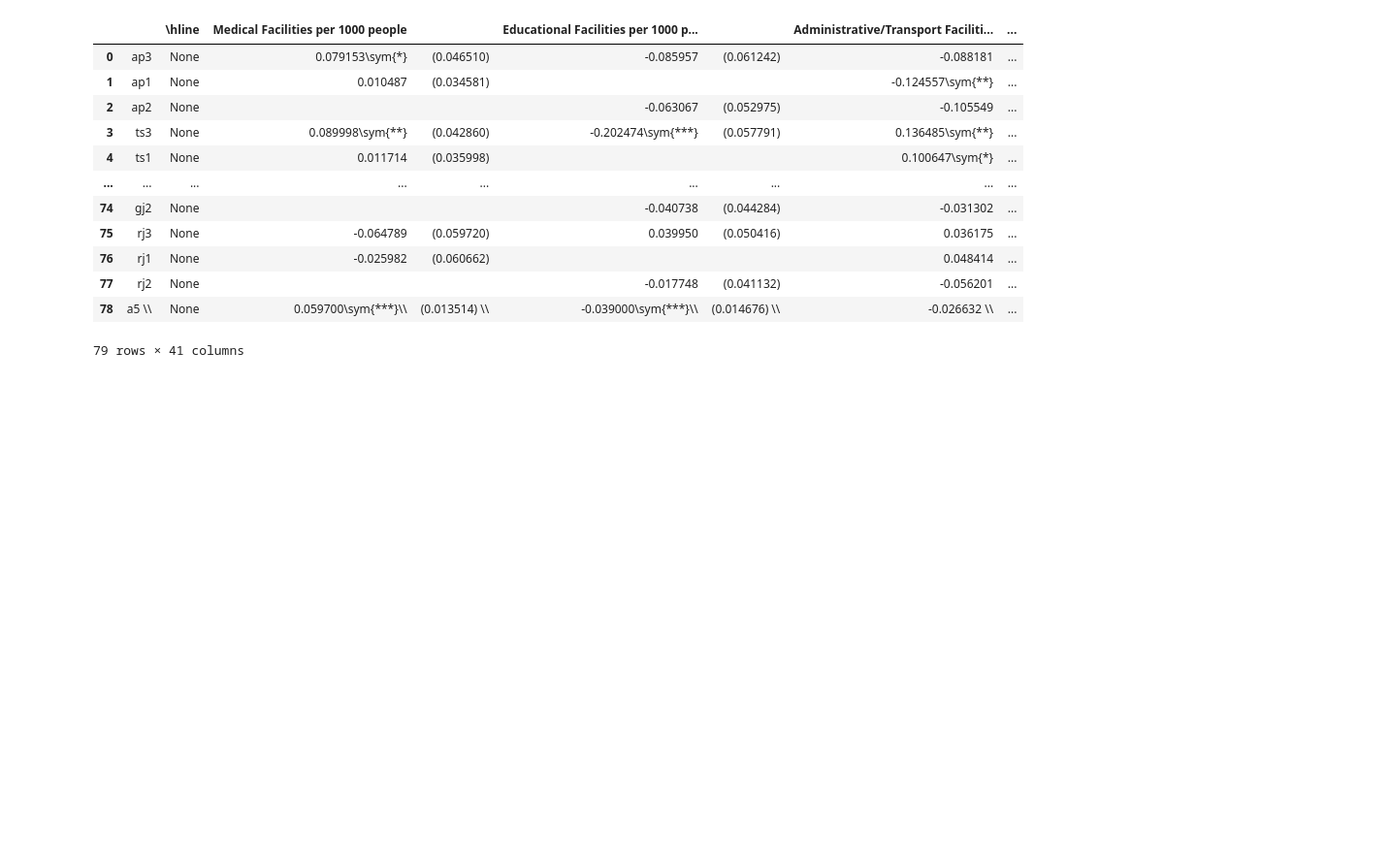
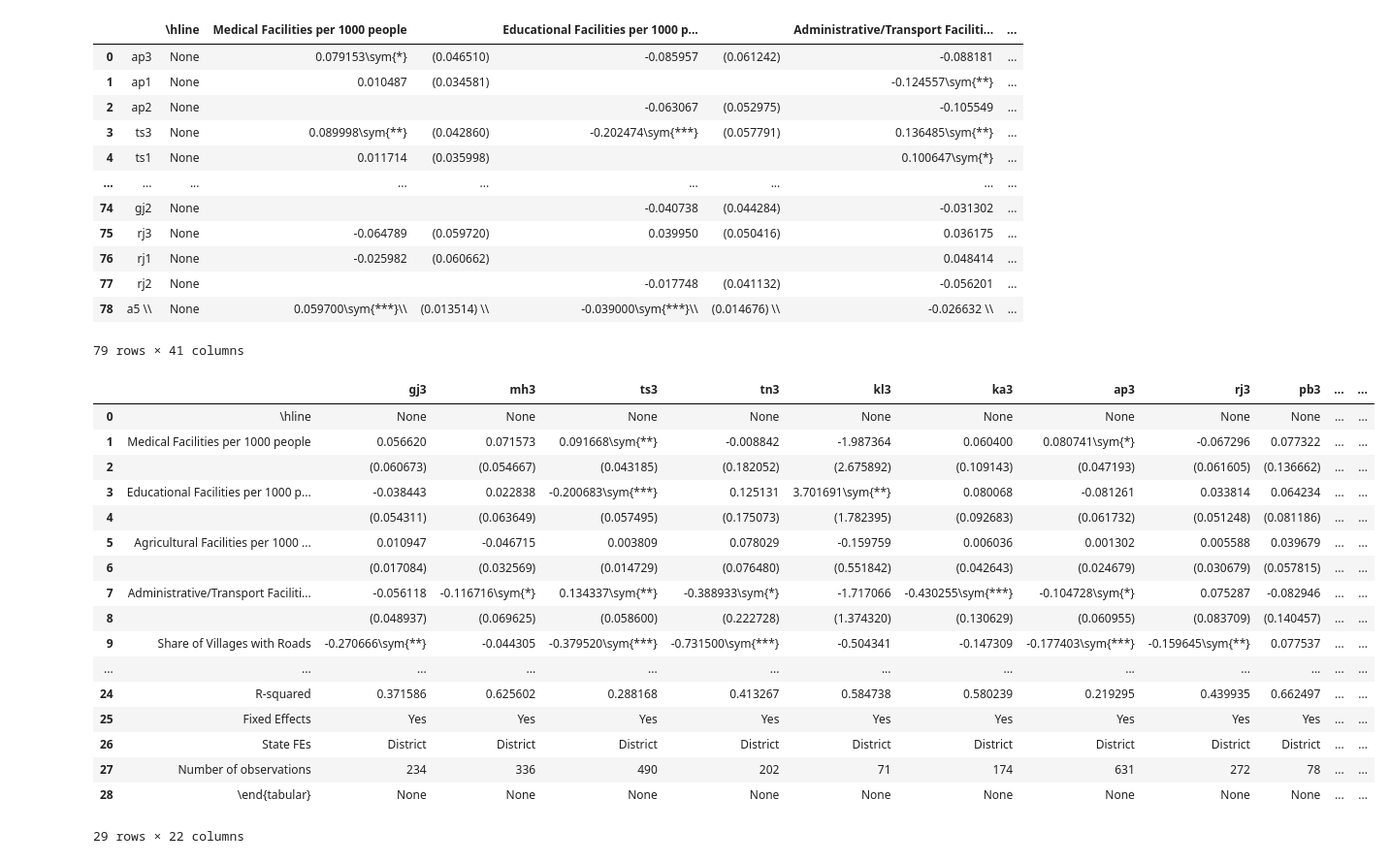
Before and after one commit to SaiSiddhardhaKalla/Master_Thesis, a Jupyter notebook: latex_table_2_csv.ipynb, the cells around one changed output. Shown at 97% size. Saved outputs shown, nothing was run; the diff lists cells and outputs as text; code cells hidden in the pictures; blank space fills up the shorter version.

```diff
--- a/latex_table_2_csv.ipynb
+++ b/latex_table_2_csv.ipynb
@@ -891,3 +891,82 @@ result_df
 | 77 | rj2 | None |  |  | -0.017748 | (0.041132) | -0.056201 | ... |
 | 78 | a5 \\ | None | 0.059700\sym{***}\\ | (0.013514) \\ | -0.039000\sym{***}\\ | (0.014676) \\ | -0.026632 \\ | ... |
 79 rows × 41 columns
+# %%
+
+
+# Your LaTeX table as a string
+latex_table1 = r"""
+\begin{tabular}{|l|c|c|c|c|c|c|c|c|c|c|c|c|c|c|c|c|c|c|c|c|c|c|c|c|c|c|c|c|}
+
+                    &         gj3         &         mh3         &         ts3         &         tn3         &         kl3         &         ka3         &         ap3         &         rj3         &         pb3         &         hr3         &         wb3         &         tr3         &         or3         &         jh3         &         bh3         &         as3         &         up3         &         uk3         &         mp3         &         ch3         &          a5         \\
+\hline
+Medical Facilities per 1000 people&    0.056620         &    0.071573         &    0.091668\sym{**} &   -0.008842         &   -1.987364         &    0.060400         &    0.080741\sym{*}  &   -0.067296         &    0.077322         &   -0.296111\sym{*}  &    0.172841\sym{**} &   -0.088039         &    0.071410\sym{**} &   -0.016802         &   -0.103737         &    0.005936         &    0.124811         &    0.024849         &    0.052541         &   -0.054687         &    0.059746\sym{***}\\
+                    &  (0.060673)         &  (0.054667)         &  (0.043185)         &  (0.182052)         &  (2.675892)         &  (0.109143)         &  (0.047193)         &  (0.061605)         &  (0.136662)         &  (0.159674)         &  (0.075295)         &  (0.276031)         &  (0.032202)         &  (0.053611)         &  (0.118856)         &  (0.120790)         &  (0.287370)         &  (0.032041)         &  (0.116130)         &  (0.123828)         &  (0.013575)         \\
+Educational Facilities per 1000 people&   -0.038443         &    0.022838         &   -0.200683\sym{***}&    0.125131         &    3.701691\sym{**} &    0.080068         &   -0.081261         &    0.033814         &    0.064234         &   -0.052911         &   -0.158768         &    0.053896         &   -0.034887         &   -0.084163         &   -0.029646         &    0.034867         &    0.069076         &   -0.048183         &   -0.012806         &    0.143260         &   -0.039069\sym{***}\\
+                    &  (0.054311)         &  (0.063649)         &  (0.057495)         &  (0.175073)         &  (1.782395)         &  (0.092683)         &  (0.061732)         &  (0.051248)         &  (0.081186)         &  (0.212768)         &  (0.103593)         &  (0.303585)         &  (0.029937)         &  (0.054295)         &  (0.107171)         &  (0.137673)         &  (0.217743)         &  (0.033516)         &  (0.118162)         &  (0.108940)         &  (0.014720)         \\
+Agricultural Facilities per 1000 people&    0.010947         &   -0.046715         &    0.003809         &    0.078029         &   -0.159759         &    0.006036         &    0.001302         &    0.005588         &    0.039679         &   -0.232977\sym{***}&   -0.031897         &    0.016278         &   -0.003790         &    0.032138         &    0.003524         &   -0.038566         &   -0.146216         &    0.005679         &    0.049678         &   -0.014050         &    0.002942         \\
+                    &  (0.017084)         &  (0.032569)         &  (0.014729)         &  (0.076480)         &  (0.551842)         &  (0.042643)         &  (0.024679)         &  (0.030679)         &  (0.057815)         &  (0.087103)         &  (0.025554)         &  (0.064212)         &  (0.013596)         &  (0.024361)         &  (0.046282)         &  (0.058924)         &  (0.110998)         &  (0.008129)         &  (0.056045)         &  (0.057701)         &  (0.005194)         \\
+Administrative/Transport Facilities per 1000 people&   -0.056118         &   -0.116716\sym{*}  &    0.134337\sym{**} &   -0.388933\sym{*}  &   -1.717066         &   -0.430255\sym{***}&   -0.104728\sym{*}  &    0.075287         &   -0.082946         &    0.820920\sym{***}&   -0.150746         &    0.181853         &   -0.021189         &    0.027344         &    0.132389         &   -0.151107         &   -0.299607         &    0.022333         &   -0.059257         &   -0.231684         &   -0.029101\sym{*}  \\
+                    &  (0.048937)         &  (0.069625)         &  (0.058600)         &  (0.222728)         &  (1.374320)         &  (0.130629)         &  (0.060955)         &  (0.083709)         &  (0.140457)         &  (0.305311)         &  (0.133988)         &  (0.286676)         &  (0.052196)         &  (0.073731)         &  (0.120657)         &  (0.198969)         &  (0.340597)         &  (0.041104)         &  (0.160662)         &  (0.143958)         &  (0.017580)         \\
+Share of Villages with Roads&   -0.270666\sym{**} &   -0.044305         &   -0.379520\sym{***}&   -0.731500\sym{***}&   -0.504341         &   -0.147309         &   -0.177403\sym{***}&   -0.159645\sym{**} &    0.077537         &   -0.307524         &   -0.026860         &   -0.221272         &   -0.154915\sym{***}&   -0.201971\sym{***}&   -0.183406\sym{***}&   -0.073767         &    0.132600         &   -0.176127         &   -0.225538         &   -0.334184\sym{**} &   -0.202782\sym{***}\\
+                    &  (0.131768)         &  (0.080175)         &  (0.082932)         &  (0.181789)         &  (0.441335)         &  (0.147871)         &  (0.060550)         &  (0.076466)         &  (0.163783)         &  (0.199876)         &  (0.082556)         &  (0.194565)         &  (0.057192)         &  (0.076775)         &  (0.063071)         &  (0.122082)         &  (0.170538)         &  (0.135418)         &  (0.140975)         &  (0.139627)         &  (0.022709)         \\
+Share of Villages with Railway&   -0.104402         &   -0.107156         &    0.106144         &    0.234749         &    0.043753         &    0.386003         &    0.161220         &   -0.155854         &   -0.176701         &    0.806338         &    0.172631         &   -0.316646         &   -0.165968         &   -0.281932\sym{*}  &    0.001074         &   -0.095675         &    0.715443         &   -0.385915         &   -0.474772         &   -0.558235         &    0.003017         \\
+                    &  (0.080851)         &  (0.487940)         &  (0.163530)         &  (0.296945)         &  (0.291536)         &  (0.401237)         &  (0.105872)         &  (0.269009)         &  (0.348193)         &  (0.509886)         &  (0.256199)         &  (0.551854)         &  (0.254170)         &  (0.155061)         &  (0.151053)         &  (0.933014)         &  (0.713536)         &  (0.939962)         &  (0.604019)         &  (0.585256)         &  (0.051994)         \\
+Share of Villages with Public Transport&   -0.145447\sym{**} &   -0.059296         &    0.022268         &    0.165893         &   -3.768440\sym{***}&    0.356236\sym{**} &   -0.033014         &   -0.076906         &   -0.461757\sym{**} &    0.074319         &   -0.066267         &   -0.191192         &   -0.048412         &    0.022614         &    0.142684         &    0.075533         &    0.210346         &    0.134427         &    0.042555         &   -0.115121         &   -0.033659\sym{*}  \\
+                    &  (0.068587)         &  (0.079283)         &  (0.049175)         &  (0.141673)         &  (0.945258)         &  (0.157875)         &  (0.037900)         &  (0.070014)         &  (0.190741)         &  (0.143381)         &  (0.060026)         &  (0.204562)         &  (0.083629)         &  (0.138886)         &  (0.092594)         &  (0.240965)         &  (0.195988)         &  (0.149054)         &  (0.126976)         &  (0.142950)         &  (0.019892)         \\
+Subdistrict Area    &    0.000408\sym{***}&   -0.000285         &    0.000618\sym{*}  &    0.002030         &    0.006517\sym{*}  &   -0.001127\sym{**} &    0.000236         &    0.000129\sym{**} &   -0.000042         &    0.000234         &   -0.000010         &    0.001072\sym{**} &    0.000570\sym{***}&    0.000138         &    0.000539\sym{***}&    0.000835\sym{***}&    0.000089         &    0.000244         &    0.000303\sym{***}&    0.000654\sym{***}&    0.000207\sym{***}\\
+                    &  (0.000111)         &  (0.000231)         &  (0.000352)         &  (0.001825)         &  (0.003474)         &  (0.000499)         &  (0.000407)         &  (0.000050)         &  (0.000098)         &  (0.000190)         &  (0.000153)         &  (0.000416)         &  (0.000149)         &  (0.000195)         &  (0.000150)         &  (0.000261)         &  (0.000106)         &  (0.000192)         &  (0.000113)         &  (0.000204)         &  (0.000031)         \\
+Number of Villages  &   -0.000329         &    0.000405         &    0.000177         &   -0.001188         &   -0.001140         &    0.001522\sym{***}&    0.002125\sym{***}&    0.000149         &    0.000295         &    0.001658\sym{**} &    0.000287         &    0.000395         &   -0.000136         &    0.000132         &   -0.000022         &   -0.000749         &   -0.000068         &   -0.000007         &   -0.000125         &   -0.000096         &   -0.000018         \\
+                    &  (0.000231)         &  (0.000402)         &  (0.000320)         &  (0.001403)         &  (0.005430)         &  (0.000455)         &  (0.000480)         &  (0.000150)         &  (0.000328)         &  (0.000715)         &  (0.000200)         &  (0.000322)         &  (0.000155)         &  (0.000256)         &  (0.000103)         &  (0.000506)         &  (0.000200)         &  (0.000447)         &  (0.000335)         &  (0.000690)         &  (0.000058)         \\
+Average Distance to Urban Centre&   -0.003026         &    0.004567         &    0.000951         &    0.004290         &    0.006282         &    0.003320         &    0.006077         &   -0.002526         &    0.001433         &   -0.007572\sym{*}  &   -0.000013         &    0.006512         &   -0.002641         &   -0.001814         &    0.001330         &    0.002364         &    0.000805         &    0.011296\sym{*}  &    0.005537         &    0.006140         &    0.001670         \\
+                    &  (0.001928)         &  (0.003883)         &  (0.004250)         &  (0.005667)         &  (0.006534)         &  (0.007378)         &  (0.004367)         &  (0.002300)         &  (0.007364)         &  (0.004329)         &  (0.005550)         &  (0.012949)         &  (0.004798)         &  (0.008288)         &  (0.009253)         &  (0.009178)         &  (0.004993)         &  (0.006233)         &  (0.004573)         &  (0.006388)         &  (0.001096)         \\
+Constant            &    0.676239\sym{***}&    0.382616\sym{***}&    0.783681\sym{***}&    0.893921\sym{***}&    4.547487\sym{***}&    0.397573\sym{***}&    0.730328\sym{***}&    0.570569\sym{***}&    0.768943\sym{***}&    0.689806\sym{***}&    0.538287\sym{***}&    0.613118\sym{**} &    0.734296\sym{***}&    0.601392\sym{***}&    0.536696\sym{***}&    0.253909         &    0.568429\sym{***}&    0.540391\sym{***}&    0.294249\sym{**} &    0.584383\sym{**} &    0.599174\sym{***}\\
+                    &  (0.122034)         &  (0.094882)         &  (0.106098)         &  (0.190984)         &  (0.899430)         &  (0.143526)         &  (0.096605)         &  (0.083052)         &  (0.236932)         &  (0.219201)         &  (0.098846)         &  (0.261517)         &  (0.067040)         &  (0.096763)         &  (0.081041)         &  (0.158369)         &  (0.187006)         &  (0.151035)         &  (0.148914)         &  (0.249975)         &  (0.050438)         \\
+\hline
+R-squared           &    0.371586         &    0.625602         &    0.288168         &    0.413267         &    0.584738         &    0.580239         &    0.219295         &    0.439935         &    0.662497         &    0.489133         &    0.193796         &    0.485963         &    0.322731         &    0.494815         &    0.255006         &    0.424265         &    0.486867         &    0.218639         &    0.286742         &    0.531079         &    0.434910         \\
+Fixed Effects       &         Yes         &         Yes         &         Yes         &         Yes         &         Yes         &         Yes         &         Yes         &         Yes         &         Yes         &         Yes         &         Yes         &         Yes         &         Yes         &         Yes         &         Yes         &         Yes         &         Yes         &         Yes         &         Yes         &         Yes         &         Yes         \\
+State FEs           &    District         &    District         &    District         &    District         &    District         &    District         &    District         &    District         &    District         &    District         &    District         &    District         &    District         &    District         &    District         &    District         &    District         &    District         &    District         &    District         &    District         \\
+Number of observations&         234         &         336         &         490         &         202         &          71         &         174         &         631         &         272         &          78         &         132         &         320         &          55         &         431         &         250         &         514         &         144         &         315         &         125         &         338         &         142         &       5,269         \\
+
+
+
+\end{tabular}
+"""
+
+# Split the LaTeX table into lines and remove empty lines
+latex_lines1= [line.strip() for line in latex_table1.split('\n') if line.strip()]
+
+# Extract the header and data lines
+header_line = latex_lines1[1]
+data_lines = latex_lines1[2:]
+
+# Extract headers and values
+headers = header_line.split('&')[0:]
+values = [line.split('&')[0:] for line in data_lines]
+
+# Create a pandas DataFrame
+df1 = pd.DataFrame(values, columns=headers)
+df1.reset_index()
+df1
+
+# Save DataFrame to Excel
+# df.to_excel('output_table.xlsx', index=False)
+# %% [output]
+|  |  | gj3 | mh3 | ts3 | tn3 | kl3 | ka3 | ap3 | rj3 | pb3 | ... | ... |
+| 0 | \hline | None | None | None | None | None | None | None | None | None | ... | ... |
+| 1 | Medical Facilities per 1000 people | 0.056620 | 0.071573 | 0.091668\sym{**} | -0.008842 | -1.987364 | 0.060400 | 0.080741\sym{*} | -0.067296 | 0.077322 | ... | ... |
+| 2 |  | (0.060673) | (0.054667) | (0.043185) | (0.182052) | (2.675892) | (0.109143) | (0.047193) | (0.061605) | (0.136662) | ... | ... |
+| 3 | Educational Facilities per 1000 p... | -0.038443 | 0.022838 | -0.200683\sym{***} | 0.125131 | 3.701691\sym{**} | 0.080068 | -0.081261 | 0.033814 | 0.064234 | ... | ... |
+| 4 |  | (0.054311) | (0.063649) | (0.057495) | (0.175073) | (1.782395) | (0.092683) | (0.061732) | (0.051248) | (0.081186) | ... | ... |
+| 5 | Agricultural Facilities per 1000 ... | 0.010947 | -0.046715 | 0.003809 | 0.078029 | -0.159759 | 0.006036 | 0.001302 | 0.005588 | 0.039679 | ... | ... |
+| 6 |  | (0.017084) | (0.032569) | (0.014729) | (0.076480) | (0.551842) | (0.042643) | (0.024679) | (0.030679) | (0.057815) | ... | ... |
+| 7 | Administrative/Transport Faciliti... | -0.056118 | -0.116716\sym{*} | 0.134337\sym{**} | -0.388933\sym{*} | -1.717066 | -0.430255\sym{***} | -0.104728\sym{*} | 0.075287 | -0.082946 | ... | ... |
+| 8 |  | (0.048937) | (0.069625) | (0.058600) | (0.222728) | (1.374320) | (0.130629) | (0.060955) | (0.083709) | (0.140457) | ... | ... |
+| 9 | Share of Villages with Roads | -0.270666\sym{**} | -0.044305 | -0.379520\sym{***} | -0.731500\sym{***} | -0.504341 | -0.147309 | -0.177403\sym{***} | -0.159645\sym{**} | 0.077537 | ... | ... |
+| ... | ... | ... | ... | ... | ... | ... | ... | ... | ... | ... | ... | ... |
+| 24 | R-squared | 0.371586 | 0.625602 | 0.288168 | 0.413267 | 0.584738 | 0.580239 | 0.219295 | 0.439935 | 0.662497 | ... | ... |
+| 25 | Fixed Effects | Yes | Yes | Yes | Yes | Yes | Yes | Yes | Yes | Yes | ... | ... |
+| 26 | State FEs | District | District | District | District | District | District | District | District | District | ... | ... |
+| 27 | Number of observations | 234 | 336 | 490 | 202 | 71 | 174 | 631 | 272 | 78 | ... | ... |
+| 28 | \end{tabular} | None | None | None | None | None | None | None | None | None | ... | ... |
+29 rows × 22 columns
```
Also changed, not shown: parts of 1 cell of this notebook, 4 other files.
